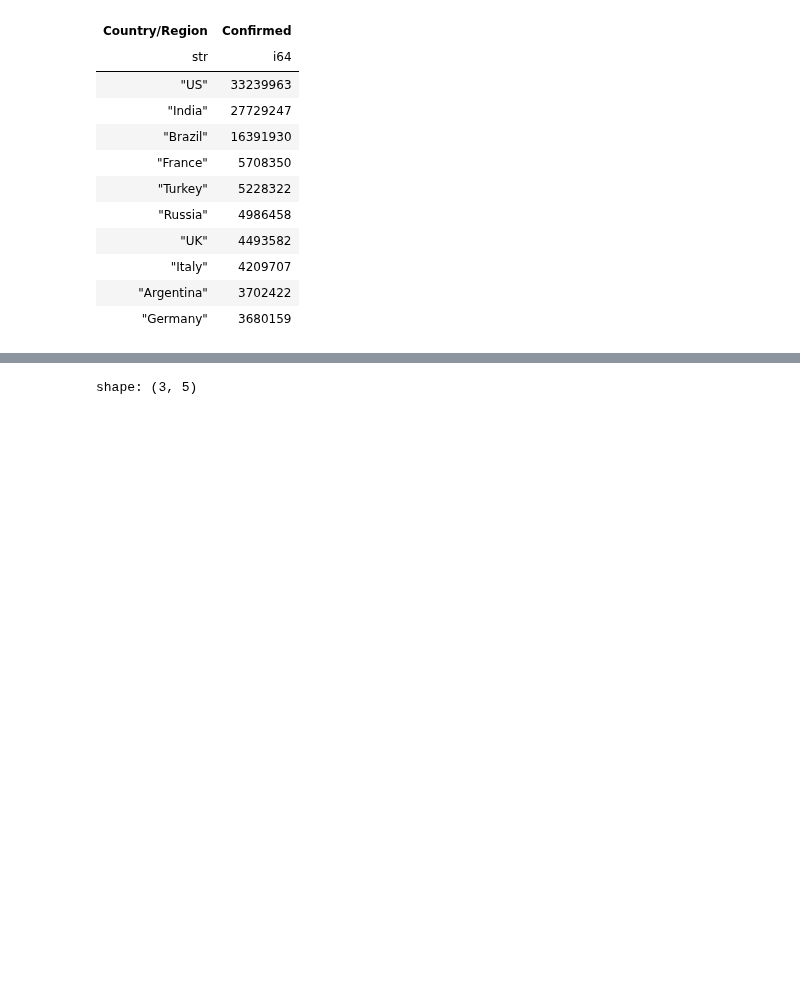
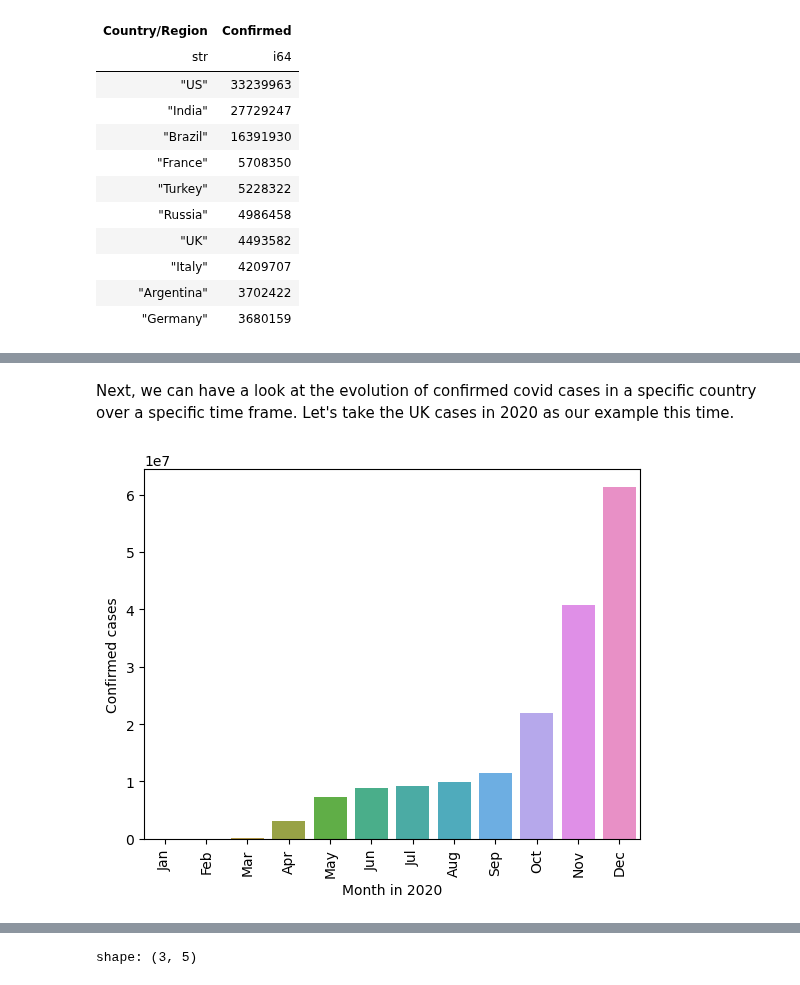
Before and after one commit to mithril-security/bastionlab, a Jupyter notebook: docs/docs/use-cases/covid_use_case.ipynb, the cells around one changed output, grey strips where cells are left out. Saved outputs shown, nothing was run; the diff lists cells and outputs as text; code cells hidden in the pictures; blank space fills up the shorter version.

Commit message:
updated covid notebook

```diff
--- a/docs/docs/use-cases/covid_use_case.ipynb
+++ b/docs/docs/use-cases/covid_use_case.ipynb
@@ -258,0 +275,21 @@ shape: (10, 2)
+# %% [markdown]
+Next, we can have a look at the evolution of confirmed covid cases in a specific country over a specific time frame. Let's take the UK cases in 2020 as our example this time.
+# %%
+# get UK 2020 only dataframe and group by month
+UK = (
+    rdf.filter((pl.col("Country/Region") == "UK") & (pl.col("ObservationDate").dt.year() == 2020))
+    .groupby(pl.col("ObservationDate").dt.month())
+    .agg(pl.col("Confirmed").sum())
+    .sort(pl.col("ObservationDate"))
+)
+
+UK.barplot(x="ObservationDate", y="Confirmed")
+#set x and y labels
+plt.ylabel("Confirmed cases")
+plt.xlabel("Month in 2020")
+
+# Set x axis labels and totates X-Axis labels by 90 degrees
+plt.xticks([0, 1, 2, 3, 4, 5, 6, 7, 8, 9, 10, 11], ['Jan', 'Feb', 'Mar', 'Apr', 'May', 'Jun', 'Jul', 'Aug', 'Sep', 'Oct', 'Nov', 'Dec'], rotation=90)
+plt.show()
+# %% [output]
+[figure, added]
```
Also changed, not shown: parts of 27 cells of this notebook, 2 other files.
